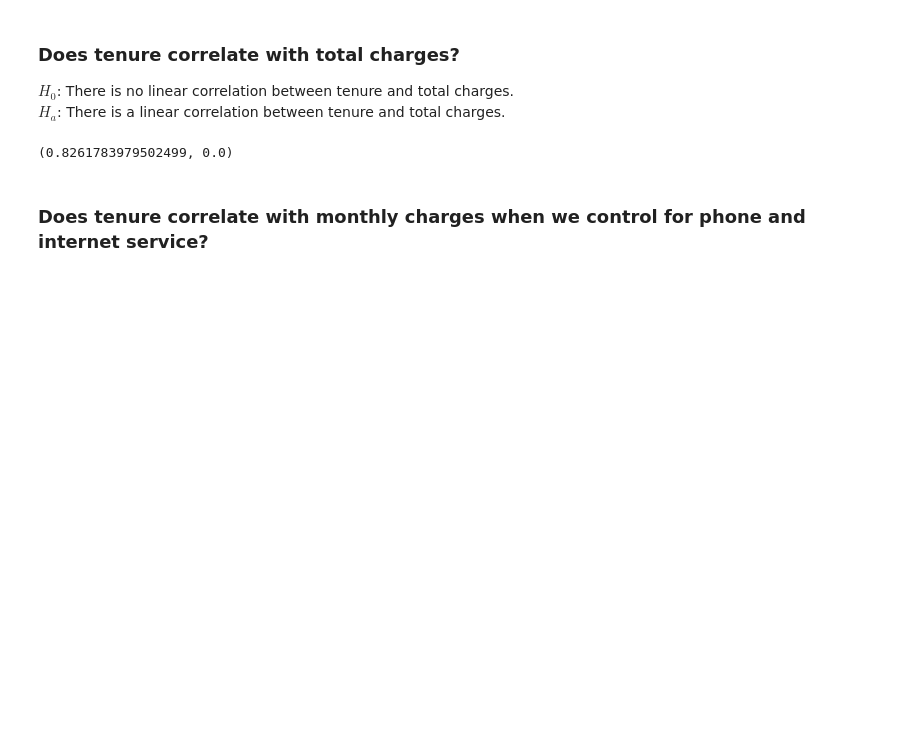
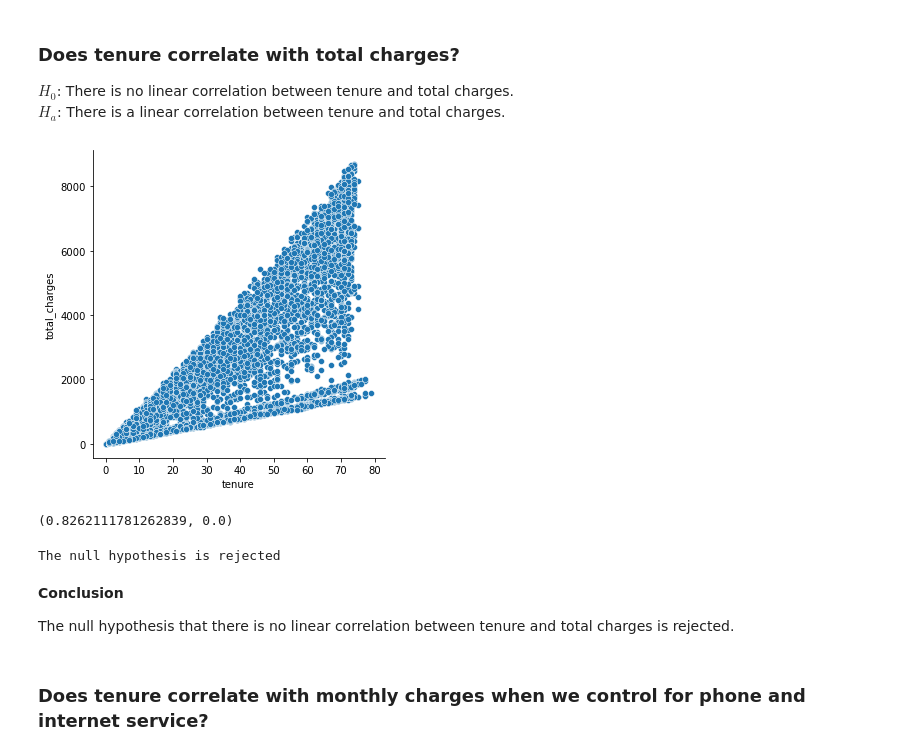
Before and after one commit to alegarcia-dev/statistics-exercises, a Jupyter notebook: hypothesis_testing.ipynb, the cells around one changed output. Cells and saved outputs as stored; diff of their text form; code cells hidden in the pictures; blank space fills up the shorter version.

```diff
--- a/hypothesis_testing.ipynb
+++ b/hypothesis_testing.ipynb
@@ -368,5 +382,9 @@ r, p
 $H_{0}$: There is no linear correlation between tenure and total charges.
 <br>
 $H_{a}$: There is a linear correlation between tenure and total charges.
+# %%
+sns.relplot(data = customers, x = 'tenure', y = 'total_charges');
+# %% [output]
+[figure, added]
 # %%
 # We must first fill in null values in the total_charges column
@@ -375,8 +392,16 @@ customers.loc[customers_with_no_total_charges, 'total_charges'] = '0'
 # %%
-r, p = stats.pearsonr(customers.tenure, customers.total_charges.astype('float'))
+r, p = stats.pearsonr(customers.tenure, customers.total_charges)
 r, p
 # %% [output]
-(0.8261783979502499, 0.0)
+(0.8262111781262839, 0.0)
+# %%
+test_correlation(p)
+# %% [output]
+The null hypothesis is rejected
+# %% [markdown]
+**Conclusion**
+
+The null hypothesis that there is no linear correlation between tenure and total charges is rejected.
 # %% [markdown]
 ### Does tenure correlate with monthly charges when we control for phone and internet service?
 # %% [markdown]
```
Also changed, not shown: parts of 48 cells of this notebook.
